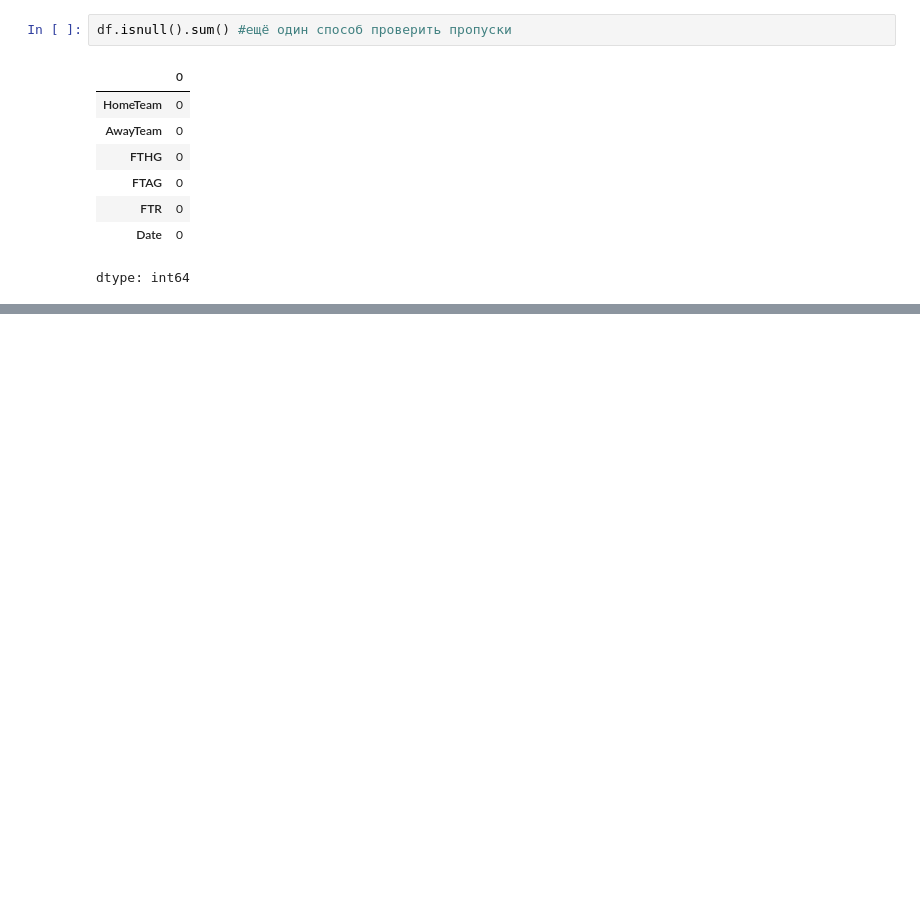
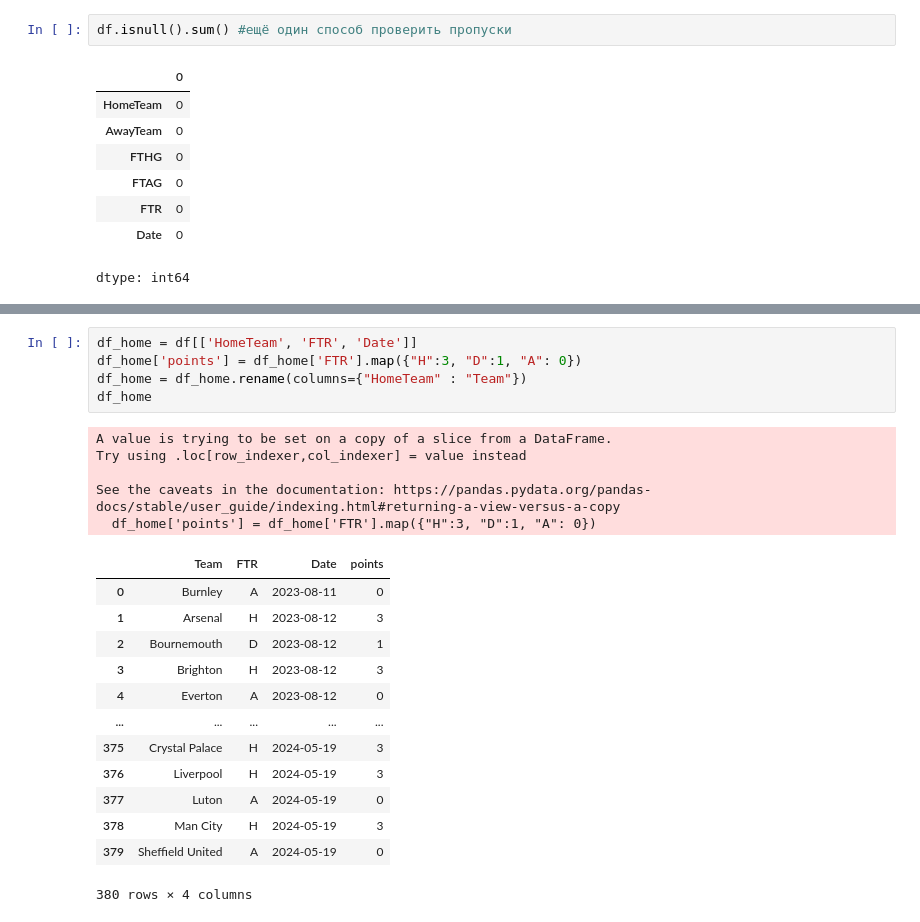
Before and after one commit to rriizz2k/EPL-Match-Predictor, a Jupyter notebook: PL_prediction.ipynb, the cells around one changed output, grey strips where cells are left out. Cells and saved outputs as stored; diff of their text form; blank space fills up the shorter version.

```diff
--- a/PL_prediction.ipynb
+++ b/PL_prediction.ipynb
@@ -141,0 +159,24 @@ ValueError: Columns must be same length as key
+# %%
+df_home = df[['HomeTeam', 'FTR', 'Date']]
+df_home['points'] = df_home['FTR'].map({"H":3, "D":1, "A": 0})
+df_home = df_home.rename(columns={"HomeTeam" : "Team"})
+df_home
+# %% [output]
+A value is trying to be set on a copy of a slice from a DataFrame.
+Try using .loc[row_indexer,col_indexer] = value instead
+
+See the caveats in the documentation: https://pandas.pydata.org/pandas-docs/stable/user_guide/indexing.html#returning-a-view-versus-a-copy
+  df_home['points'] = df_home['FTR'].map({"H":3, "D":1, "A": 0})
+|  | Team | FTR | Date | points |
+| 0 | Burnley | A | 2023-08-11 | 0 |
+| 1 | Arsenal | H | 2023-08-12 | 3 |
+| 2 | Bournemouth | D | 2023-08-12 | 1 |
+| 3 | Brighton | H | 2023-08-12 | 3 |
+| 4 | Everton | A | 2023-08-12 | 0 |
+| ... | ... | ... | ... | ... |
+| 375 | Crystal Palace | H | 2024-05-19 | 3 |
+| 376 | Liverpool | H | 2024-05-19 | 3 |
+| 377 | Luton | A | 2024-05-19 | 0 |
+| 378 | Man City | H | 2024-05-19 | 3 |
+| 379 | Sheffield United | A | 2024-05-19 | 0 |
+380 rows × 4 columns
```
Also changed, not shown: parts of 12 cells of this notebook.
